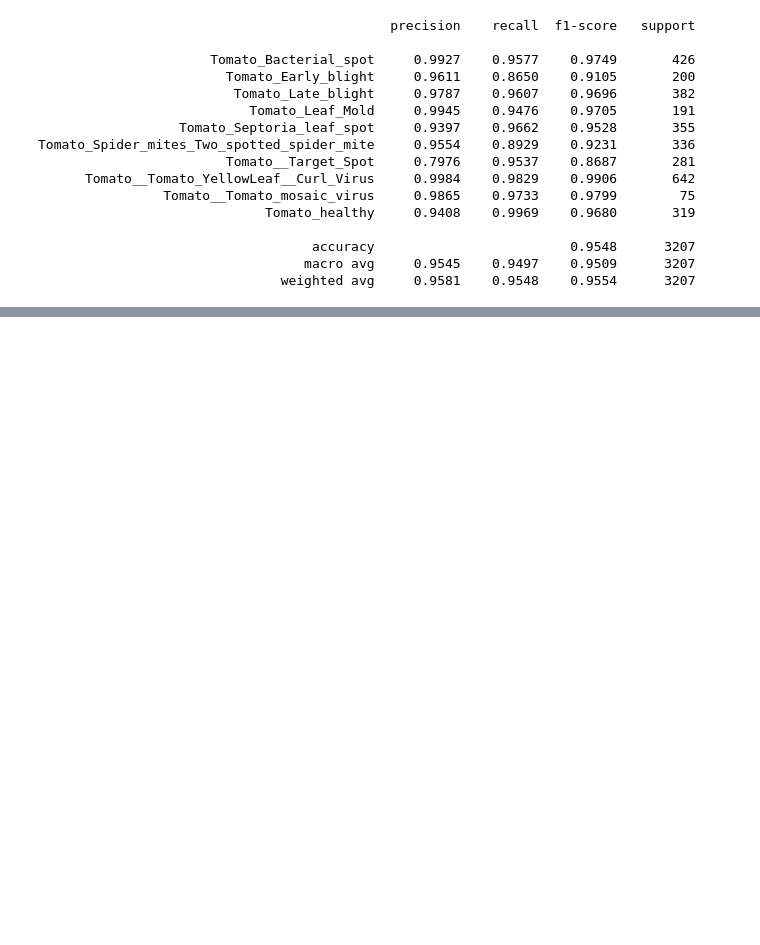
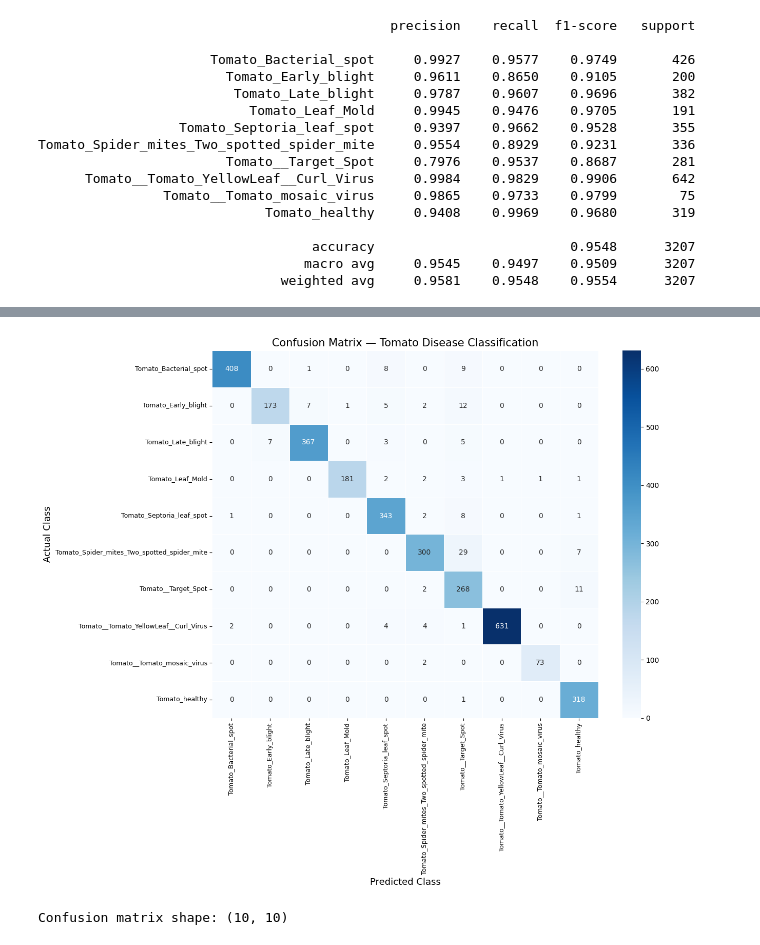
Before and after one commit to SharanyaKUMAR22/Tomato-Disease-Detection, a Jupyter notebook: Performance_Evaluation_Metrices.ipynb, the cells around one changed output, grey strips where cells are left out. Saved outputs shown, nothing was run; the diff lists cells and outputs as text; code cells hidden in the pictures; blank space fills up the shorter version.

```diff
--- a/Performance_Evaluation_Metrices.ipynb
+++ b/Performance_Evaluation_Metrices.ipynb
@@ -1187,0 +1333,65 @@ Tomato_Spider_mites_Two_spotted_spider_mite     0.9554    0.8929    0.9231
+# %%
+import numpy as np
+import matplotlib.pyplot as plt
+import seaborn as sns
+from sklearn.metrics import confusion_matrix
+
+# Create confusion matrix
+cm = confusion_matrix(
+    y_true,
+    y_pred,
+    labels=np.arange(len(class_names))
+)
+
+plt.figure(figsize=(13, 11))
+
+sns.heatmap(
+    cm,
+    annot=True,
+    fmt="d",
+    cmap="Blues",
+    xticklabels=class_names,
+    yticklabels=class_names,
+    linewidths=0.5,
+    cbar=True
+)
+
+plt.xlabel(
+    "Predicted Class",
+    fontsize=13
+)
+
+plt.ylabel(
+    "Actual Class",
+    fontsize=13
+)
+
+plt.title(
+    "Confusion Matrix — Tomato Disease Classification",
+    fontsize=15
+)
+
+plt.xticks(
+    rotation=90,
+    fontsize=9
+)
+
+plt.yticks(
+    rotation=0,
+    fontsize=9
+)
+
+plt.tight_layout()
+
+plt.savefig(
+    "/content/drive/MyDrive/Tomato_Disease_Project/Confusion_Matrix_Final.png",
+    dpi=300,
+    bbox_inches="tight"
+)
+
+plt.show()
+
+print("Confusion matrix shape:", cm.shape)
+# %% [output]
+[figure, added]
+Confusion matrix shape: (10, 10)
```
Also changed, not shown: parts of 3 cells of this notebook.
